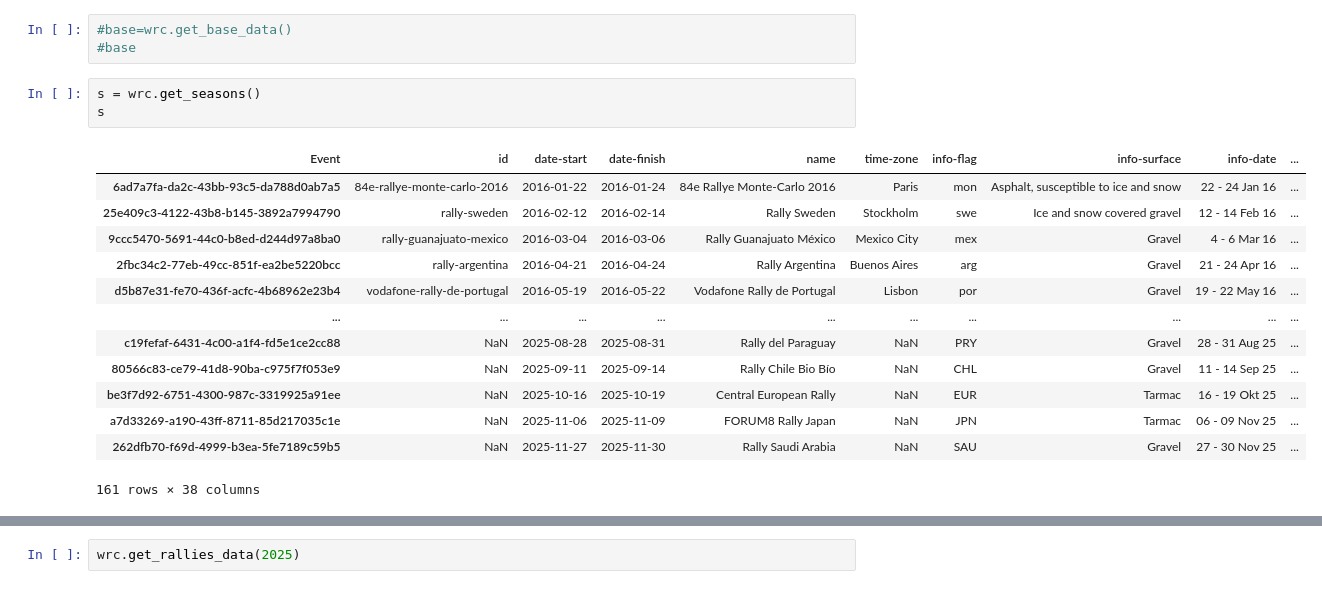
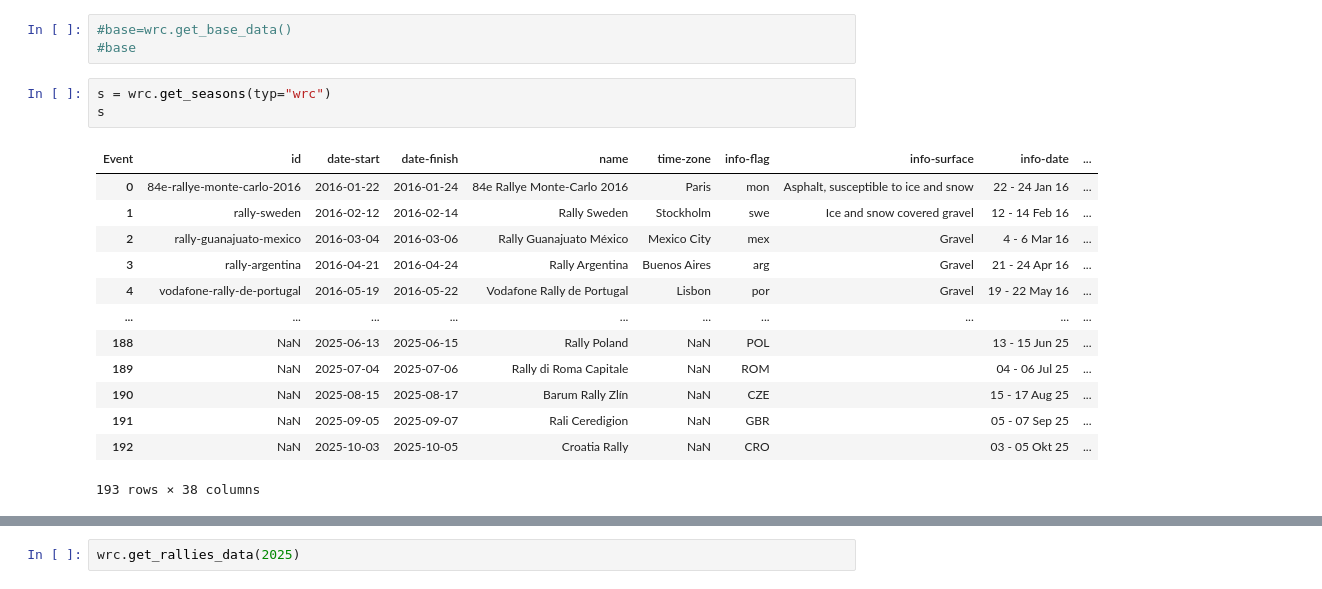
Before and after one commit to RallyDataJunkie/wrc-shinylive-geo, a Jupyter notebook: src/shinyapp/.scratchpad.ipynb, the cells around one changed output, grey strips where cells are left out. Cells and saved outputs as stored; diff of their text form.

```diff
--- a/src/shinyapp/.scratchpad.ipynb
+++ b/src/shinyapp/.scratchpad.ipynb
@@ -9,19 +9,19 @@ wrc = WRCDataAPIClient(usegeo=True)
 #base=wrc.get_base_data()
 #base
 # %%
-s = wrc.get_seasons()
+s = wrc.get_seasons(typ="wrc")
 s
 # %% [output]
 | Event | id | date-start | date-finish | name | time-zone | info-flag | info-surface | info-date | ... |
-| 6ad7a7fa-da2c-43bb-93c5-da788d0ab7a5 | 84e-rallye-monte-carlo-2016 | 2016-01-22 | 2016-01-24 | 84e Rallye Monte-Carlo 2016 | Paris | mon | Asphalt, susceptible to ice and snow | 22 - 24 Jan 16 | ... |
-| 25e409c3-4122-43b8-b145-3892a7994790 | rally-sweden | 2016-02-12 | 2016-02-14 | Rally Sweden | Stockholm | swe | Ice and snow covered gravel | 12 - 14 Feb 16 | ... |
-| 9ccc5470-5691-44c0-b8ed-d244d97a8ba0 | rally-guanajuato-mexico | 2016-03-04 | 2016-03-06 | Rally Guanajuato México | Mexico City | mex | Gravel | 4 - 6 Mar 16 | ... |
-| 2fbc34c2-77eb-49cc-851f-ea2be5220bcc | rally-argentina | 2016-04-21 | 2016-04-24 | Rally Argentina | Buenos Aires | arg | Gravel | 21 - 24 Apr 16 | ... |
-| d5b87e31-fe70-436f-acfc-4b68962e23b4 | vodafone-rally-de-portugal | 2016-05-19 | 2016-05-22 | Vodafone Rally de Portugal | Lisbon | por | Gravel | 19 - 22 May 16 | ... |
+| 0 | 84e-rallye-monte-carlo-2016 | 2016-01-22 | 2016-01-24 | 84e Rallye Monte-Carlo 2016 | Paris | mon | Asphalt, susceptible to ice and snow | 22 - 24 Jan 16 | ... |
+| 1 | rally-sweden | 2016-02-12 | 2016-02-14 | Rally Sweden | Stockholm | swe | Ice and snow covered gravel | 12 - 14 Feb 16 | ... |
+| 2 | rally-guanajuato-mexico | 2016-03-04 | 2016-03-06 | Rally Guanajuato México | Mexico City | mex | Gravel | 4 - 6 Mar 16 | ... |
+| 3 | rally-argentina | 2016-04-21 | 2016-04-24 | Rally Argentina | Buenos Aires | arg | Gravel | 21 - 24 Apr 16 | ... |
+| 4 | vodafone-rally-de-portugal | 2016-05-19 | 2016-05-22 | Vodafone Rally de Portugal | Lisbon | por | Gravel | 19 - 22 May 16 | ... |
 | ... | ... | ... | ... | ... | ... | ... | ... | ... | ... |
-| c19fefaf-6431-4c00-a1f4-fd5e1ce2cc88 | NaN | 2025-08-28 | 2025-08-31 | Rally del Paraguay | NaN | PRY | Gravel | 28 - 31 Aug 25 | ... |
-| 80566c83-ce79-41d8-90ba-c975f7f053e9 | NaN | 2025-09-11 | 2025-09-14 | Rally Chile Bio Bío | NaN | CHL | Gravel | 11 - 14 Sep 25 | ... |
-| be3f7d92-6751-4300-987c-3319925a91ee | NaN | 2025-10-16 | 2025-10-19 | Central European Rally | NaN | EUR | Tarmac | 16 - 19 Okt 25 | ... |
-| a7d33269-a190-43ff-8711-85d217035c1e | NaN | 2025-11-06 | 2025-11-09 | FORUM8 Rally Japan | NaN | JPN | Tarmac | 06 - 09 Nov 25 | ... |
-| 262dfb70-f69d-4999-b3ea-5fe7189c59b5 | NaN | 2025-11-27 | 2025-11-30 | Rally Saudi Arabia | NaN | SAU | Gravel | 27 - 30 Nov 25 | ... |
+| 188 | NaN | 2025-06-13 | 2025-06-15 | Rally Poland | NaN | POL |  | 13 - 15 Jun 25 | ... |
+| 189 | NaN | 2025-07-04 | 2025-07-06 | Rally di Roma Capitale | NaN | ROM |  | 04 - 06 Jul 25 | ... |
+| 190 | NaN | 2025-08-15 | 2025-08-17 | Barum Rally Zlín | NaN | CZE |  | 15 - 17 Aug 25 | ... |
+| 191 | NaN | 2025-09-05 | 2025-09-07 | Rali Ceredigion | NaN | GBR |  | 05 - 07 Sep 25 | ... |
+| 192 | NaN | 2025-10-03 | 2025-10-05 | Croatia Rally | NaN | CRO |  | 03 - 05 Okt 25 | ... |
-161 rows × 38 columns
+193 rows × 38 columns
```
Also changed, not shown: parts of 20 cells of this notebook, 4 other files.
